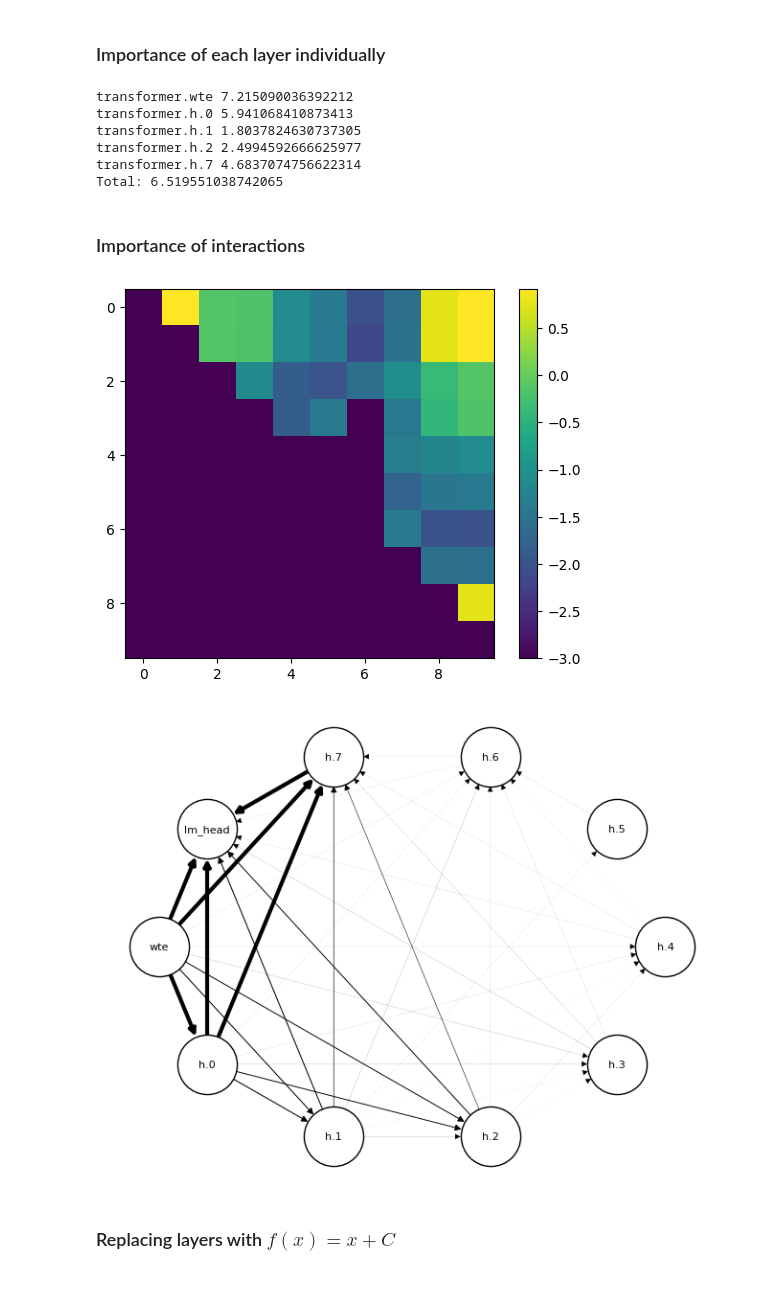
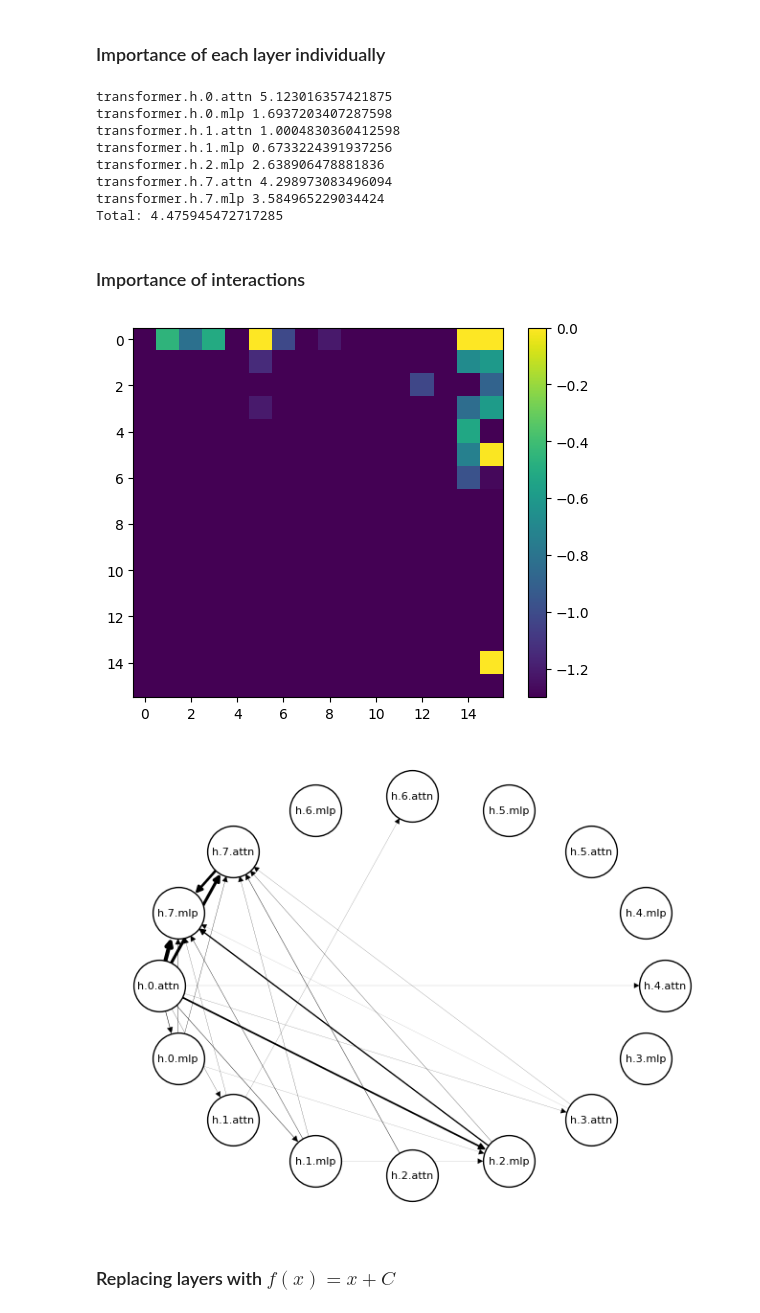
Before and after one commit to msh2481/LanguageTransfer, a Jupyter notebook: patching.ipynb, the cells around one changed output. Drawn from its saved outputs; the diff is of its cells as text; code cells hidden in the pictures; blank space fills up the shorter version.

Commit message:
Fixed path patching

```diff
--- a/patching.ipynb
+++ b/patching.ipynb
@@ -39,42 +39,61 @@ layer_list = (
 # %%
 from utils import random_nested_prompt, path_patching
 
-n = 14
-for i_prompt in range(len(layer_list)):
+mlp_and_attns = []
+for i_layer in range(8):
+    mlp_and_attns.append(f"transformer.h.{i_layer}.attn")
+    mlp_and_attns.append(f"transformer.h.{i_layer}.mlp")
+
+n = 20
+for i_layer in range(len(mlp_and_attns)):
     real_prompt = random_nested_prompt(n)
     corrupted_prompt = random_nested_prompt(n)
-    res = path_patching(model, tokenizer, real_prompt=real_prompt, corrupted_prompt=corrupted_prompt, steps=[layer_list[i_prompt]])
+    res = path_patching(
+        model,
+        tokenizer,
+        real_prompt=real_prompt,
+        corrupted_prompt=corrupted_prompt,
+        steps=[mlp_and_attns[i_layer]],
+    )
     if res > 0.3:
-        print(layer_list[i_prompt], res)
+        print(mlp_and_attns[i_layer], res)
 real_prompt = random_nested_prompt(n)
 corrupted_prompt = random_nested_prompt(n)
-res = path_patching(model, tokenizer, real_prompt=real_prompt, corrupted_prompt=corrupted_prompt, steps=[])
+res = path_patching(
+    model,
+    tokenizer,
+    real_prompt=real_prompt,
+    corrupted_prompt=corrupted_prompt,
+    steps=[],
+)
 print("Total:", res)
 # %% [output]
-transformer.wte 7.215090036392212
-transformer.h.0 5.941068410873413
-transformer.h.1 1.8037824630737305
-transformer.h.2 2.4994592666625977
-transformer.h.7 4.6837074756622314
-Total: 6.519551038742065
+transformer.h.0.attn 5.123016357421875
+transformer.h.0.mlp 1.6937203407287598
+transformer.h.1.attn 1.0004830360412598
+transformer.h.1.mlp 0.6733224391937256
+transformer.h.2.mlp 2.638906478881836
+transformer.h.7.attn 4.298973083496094
+transformer.h.7.mlp 3.584965229034424
+Total: 4.475945472717285
 # %% [markdown]
 ### Importance of interactions
 # %%
 from utils import patch_all_pairs
 
 res = patch_all_pairs(
     model,
     tokenizer,
     "<10 <11 <12 <13 <14 14> 13> 12> 11> 10>",
     "<1 <2 <3 <4 <5 5> 4> 3> 2> 1>",
-    layer_list,
+    mlp_and_attns,
 )
 res = t.triu(res, diagonal=1)
-plt.imshow(res.clip(1e-3, 100).log10())
+plt.imshow(res.clip(0.05, 1).log10())
 plt.colorbar()
 plt.show()
 # %% [output]
-[figure, old version]
+[figure, new version]
 # %%
 import networkx as nx
 from itertools import combinations
@@ -82,28 +101,28 @@ from itertools import combinations
 G = nx.DiGraph()
 
 short_forms = []
-for name in layer_list:
+for name in mlp_and_attns:
     short_form = ".".join(name.split(".")[1:])
     short_forms.append(short_form)
     G.add_node(short_form)
 
 weights = []
-for i_prompt, j in combinations(range(10), 2):
+for i_prompt, j in combinations(range(len(short_forms)), 2):
     w = min(res[i_prompt, j].item(), 3.0)
-    if w > 0.01:
+    if w > 0.05:
         G.add_edge(short_forms[i_prompt], short_forms[j])
         weights.append(w)
 
 options = {
     "font_size": 8,
-    "node_size": 2000,
+    "node_size": 1500,
     "node_color": "white",
     "edgecolors": "black",
     "linewidths": 1,
 }
 nx.draw(G, with_labels=True, pos=nx.shell_layout(G), width=weights, **options)
 # %% [output]
-[figure, old version]
+[figure, new version]
 # %% [markdown]
 ### Replacing layers with $f(x) = x + C$
 # %%
```
Also changed, not shown: 1 other file.
